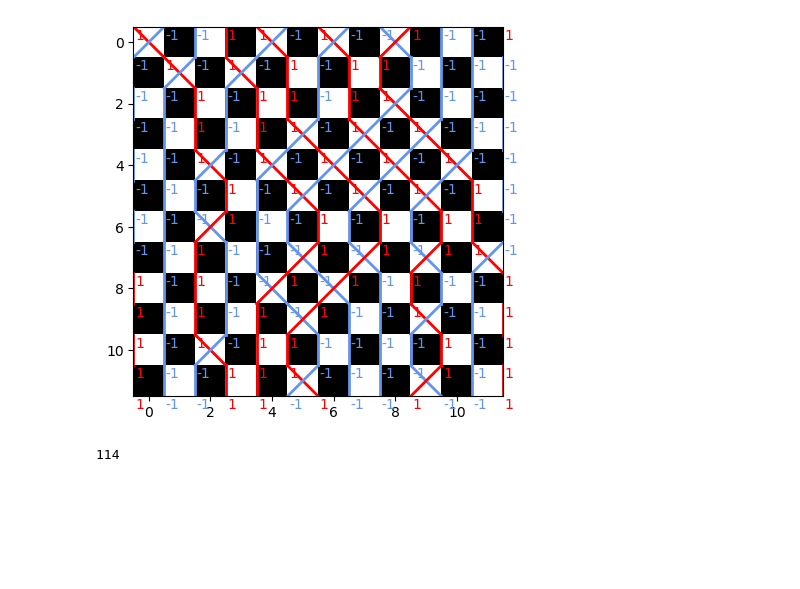
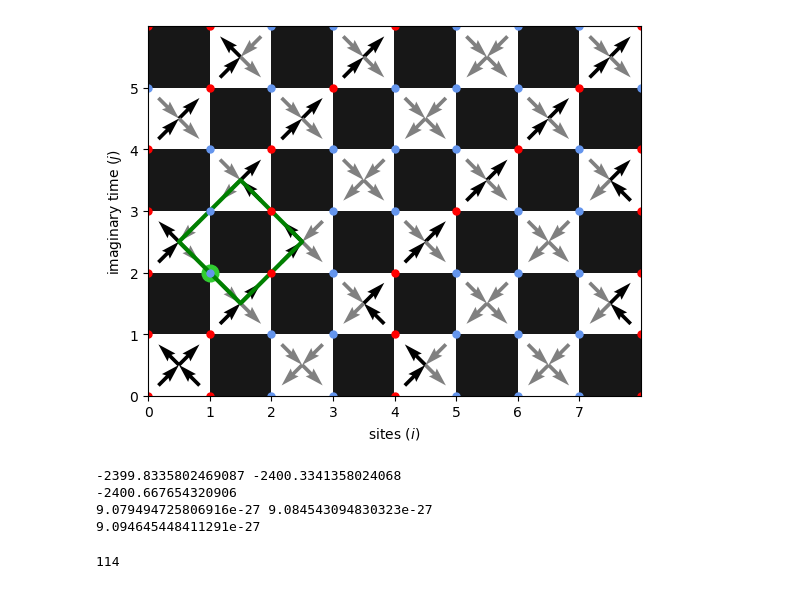
Before and after one commit to Jaymun723/quantum-monte-carlo, a Jupyter notebook: thea.ipynb, the cells around one changed output. Saved outputs shown, nothing was run; the diff lists cells and outputs as text; code cells hidden in the pictures; blank space fills up the shorter version.

```diff
--- a/thea.ipynb
+++ b/thea.ipynb
@@ -23,7 +62,18 @@ The autoreload extension is already loaded. To reload it, use:
+# %%
+# grid.draw()
+grid.draw_vertices([visited_vertex])
+# %% [output]
+[figure, added]
 # %%
-first_grid.draw()
+print(grid.energy, first_grid.energy)
+print(grid.compute_energy())
+print(grid.weight, first_grid.weight)
+print(grid.compute_weight())
 # %% [output]
-[figure, removed]
+-2399.8335802469087 -2400.3341358024068
+-2400.667654320906
+9.079494725806916e-27 9.084543094830323e-27
+9.094645448411291e-27
 # %%
 first_test = pb.Problem( 4, 1, 1, 300, 2.5)
 wl4 = ws.ExhaustiveWorldline(first_test)
```
Also changed, not shown: parts of 3 cells of this notebook, 2 other files.
